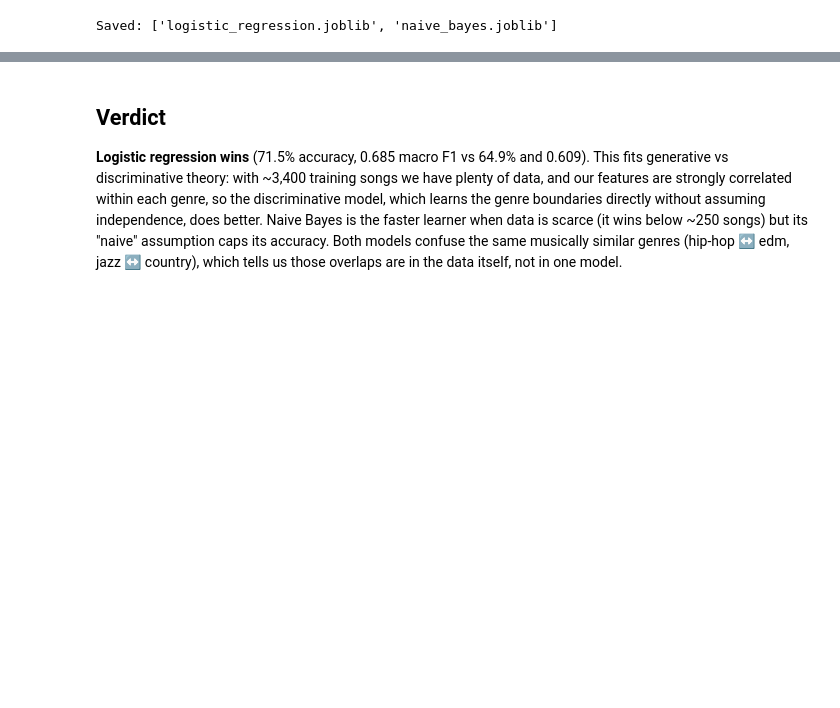
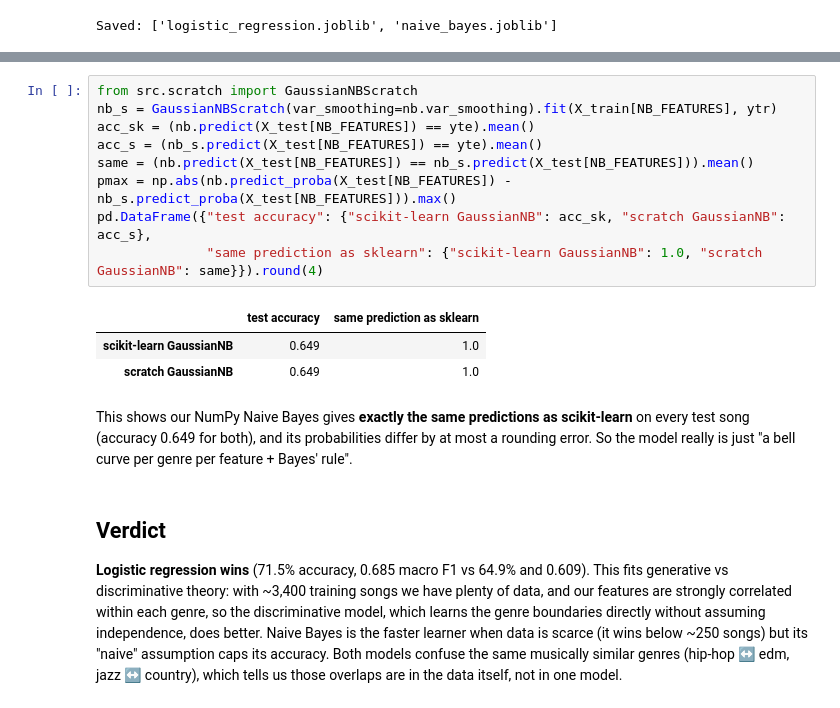
Before and after one commit to vedu-12/soundsense, a Jupyter notebook: notebooks/P3_genre_detector.ipynb, the cells around one changed output, grey strips where cells are left out. Cells and saved outputs as stored; diff of their text form; blank space fills up the shorter version.

```diff
--- a/notebooks/P3_genre_detector.ipynb
+++ b/notebooks/P3_genre_detector.ipynb
@@ -313,3 +316,18 @@ Saved: ['logistic_regression.joblib', 'naive_bayes.joblib']
+# %%
+from src.scratch import GaussianNBScratch
+nb_s = GaussianNBScratch(var_smoothing=nb.var_smoothing).fit(X_train[NB_FEATURES], ytr)
+acc_sk = (nb.predict(X_test[NB_FEATURES]) == yte).mean()
+acc_s = (nb_s.predict(X_test[NB_FEATURES]) == yte).mean()
+same = (nb.predict(X_test[NB_FEATURES]) == nb_s.predict(X_test[NB_FEATURES])).mean()
+pmax = np.abs(nb.predict_proba(X_test[NB_FEATURES]) - nb_s.predict_proba(X_test[NB_FEATURES])).max()
+pd.DataFrame({"test accuracy": {"scikit-learn GaussianNB": acc_sk, "scratch GaussianNB": acc_s},
+              "same prediction as sklearn": {"scikit-learn GaussianNB": 1.0, "scratch GaussianNB": same}}).round(4)
+# %% [output]
+|  | test accuracy | same prediction as sklearn |
+| scikit-learn GaussianNB | 0.649 | 1.0 |
+| scratch GaussianNB | 0.649 | 1.0 |
+# %% [markdown]
+This shows our NumPy Naive Bayes gives **exactly the same predictions as scikit-learn** on every test song (accuracy 0.649 for both), and its probabilities differ by at most a rounding error. So the model really is just "a bell curve per genre per feature + Bayes' rule".
 # %% [markdown]
 ## Verdict
 
```
Also changed, not shown: parts of 1 cell of this notebook, 9 other files.
